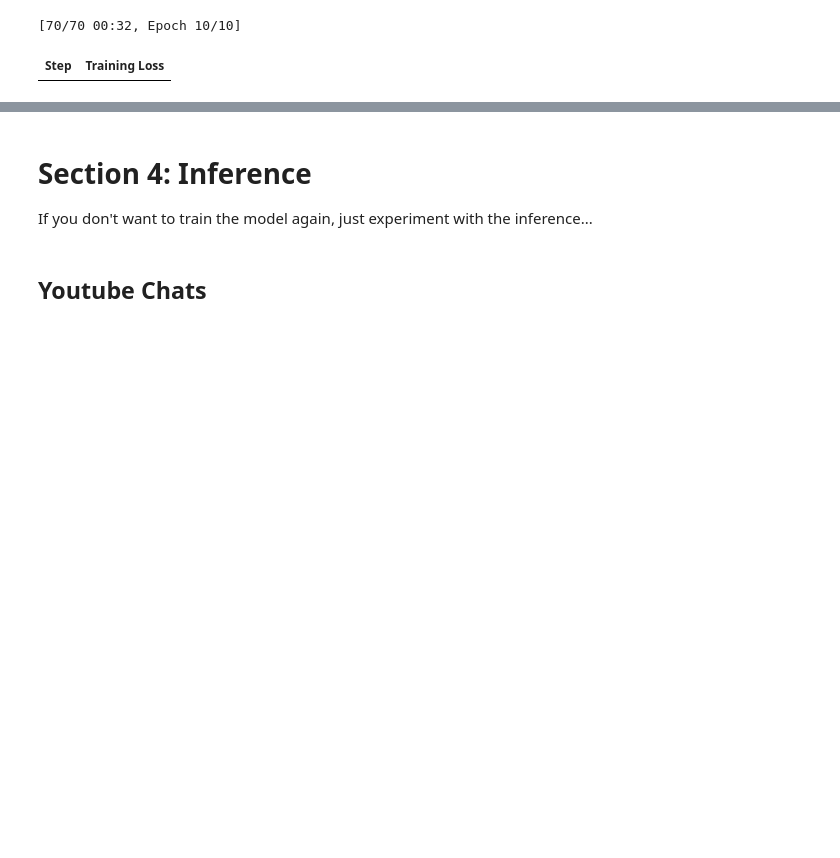
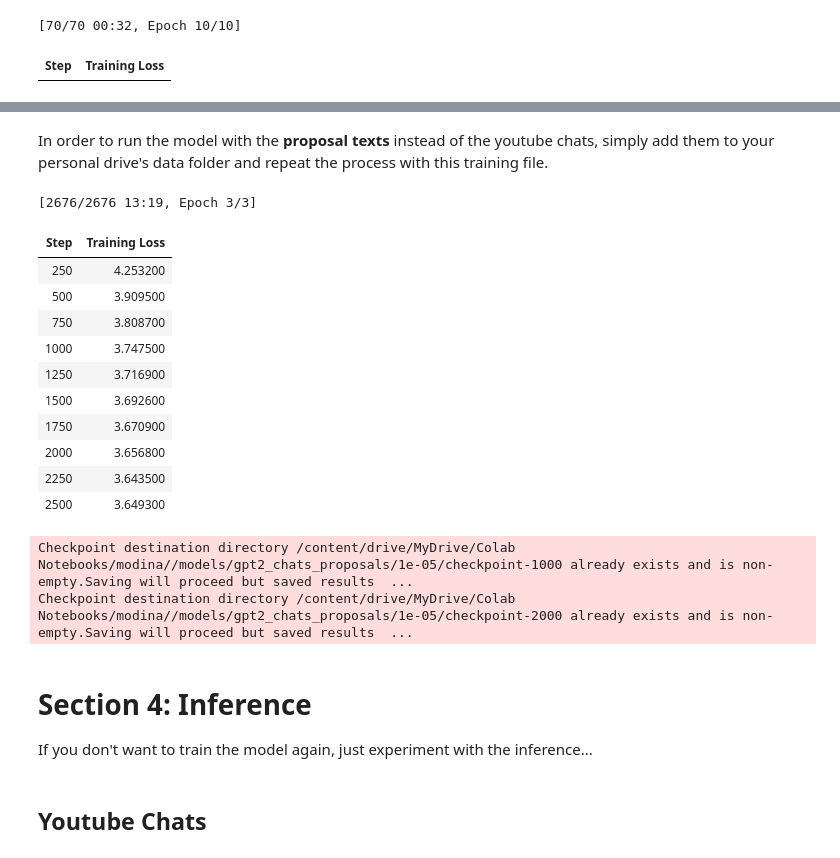
Before and after one commit to andreianmatos/best_practices_chat, a Jupyter notebook: notebook/Best_Practices_Text_Generation.ipynb, the cells around one changed output, grey strips where cells are left out. Saved outputs shown, nothing was run; the diff lists cells and outputs as text; code cells hidden in the pictures; blank space fills up the shorter version.

Commit message:
notebook_update

```diff
--- a/notebook/Best_Practices_Text_Generation.ipynb
+++ b/notebook/Best_Practices_Text_Generation.ipynb
@@ -215,10 +217,10 @@ def train_model(model, tokenizer, train_dataset, data_collator, learning_rate):
     training_args = TrainingArguments(
       output_dir= drive_path + "/models/" + model_name + "/" + str(lr),
       overwrite_output_dir=True,
-      num_train_epochs=10,
-      per_device_train_batch_size=16,
-      per_device_eval_batch_size=16,
-      eval_steps=300,
+      num_train_epochs=3,
+      per_device_train_batch_size=8,
+      per_device_eval_batch_size=8,
+      eval_steps=500,
       logging_steps=250,
       save_steps=1000,
       warmup_steps=500,
@@ -294,0 +299,4 @@ training_results.append({"model_name": model_name, "learning_rate": lr, "trainin
+# %% [markdown]
+In order to run the model with the **proposal texts** instead of the youtube chats, simply add them to your personal drive's data folder and repeat the process with this training file.
+# %%
+model_name = "gpt2_chats_proposals"
@@ -295,3 +306,40 @@ training_results.append({"model_name": model_name, "learning_rate": lr, "trainin
+# %%
+proposal_texts_path = drive_path + "data/bpicd-applications.txt"
+transcripts_path = drive_path + "data/clean_compiled_english_transcripts.txt"
+
+with open(proposal_texts_path, 'r', encoding='utf-8') as file1:
+    content_file1 = file1.read()
+
+with open(transcripts_path, 'r', encoding='utf-8') as file2:
+    content_file2 = file2.read()
+
+combined_content = content_file1 + content_file2
+
+combined_file_path = drive_path + "data/combined_texts.txt"
+with open(combined_file_path, 'w', encoding='utf-8') as combined_file:
+    combined_file.write(combined_content)
+# %%
+training_path = combined_file_path
+# %%
+train_dataset, data_collator = load_dataset(training_path, tokenizer)
+
+result = train_model(model, tokenizer, train_dataset, data_collator, lr)
+training_results.append({"model_name": model_name, "learning_rate": lr, "training_loss": result.metrics["train_loss"]})
+# %% [output]
+[2676/2676 13:19, Epoch 3/3]
+| Step | Training Loss |
+| 250 | 4.253200 |
+| 500 | 3.909500 |
+| 750 | 3.808700 |
+| 1000 | 3.747500 |
+| 1250 | 3.716900 |
+| 1500 | 3.692600 |
+| 1750 | 3.670900 |
+| 2000 | 3.656800 |
+| 2250 | 3.643500 |
+| 2500 | 3.649300 |
+Checkpoint destination directory /content/drive/MyDrive/Colab Notebooks/modina//models/gpt2_chats_proposals/1e-05/checkpoint-1000 already exists and is non-empty.Saving will proceed but saved results  ...
+Checkpoint destination directory /content/drive/MyDrive/Colab Notebooks/modina//models/gpt2_chats_proposals/1e-05/checkpoint-2000 already exists and is non-empty.Saving will proceed but saved results  ...
 # %% [markdown]
 # Section 4: Inference
 
```
Also changed, not shown: parts of 13 cells of this notebook.
